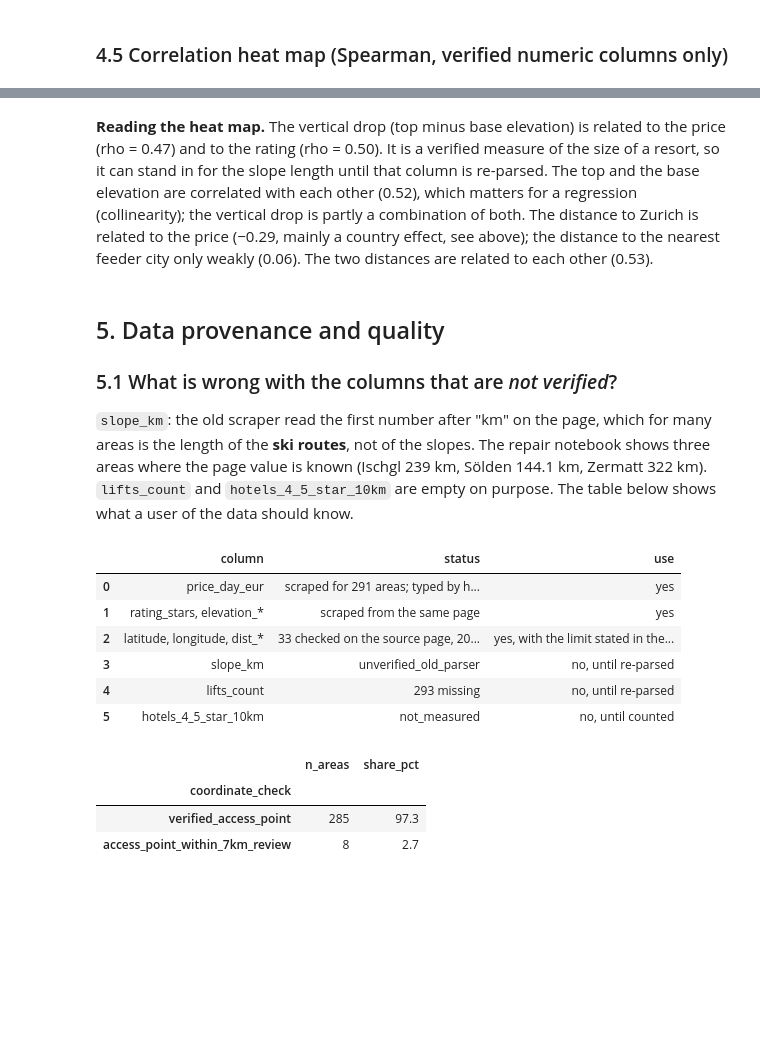
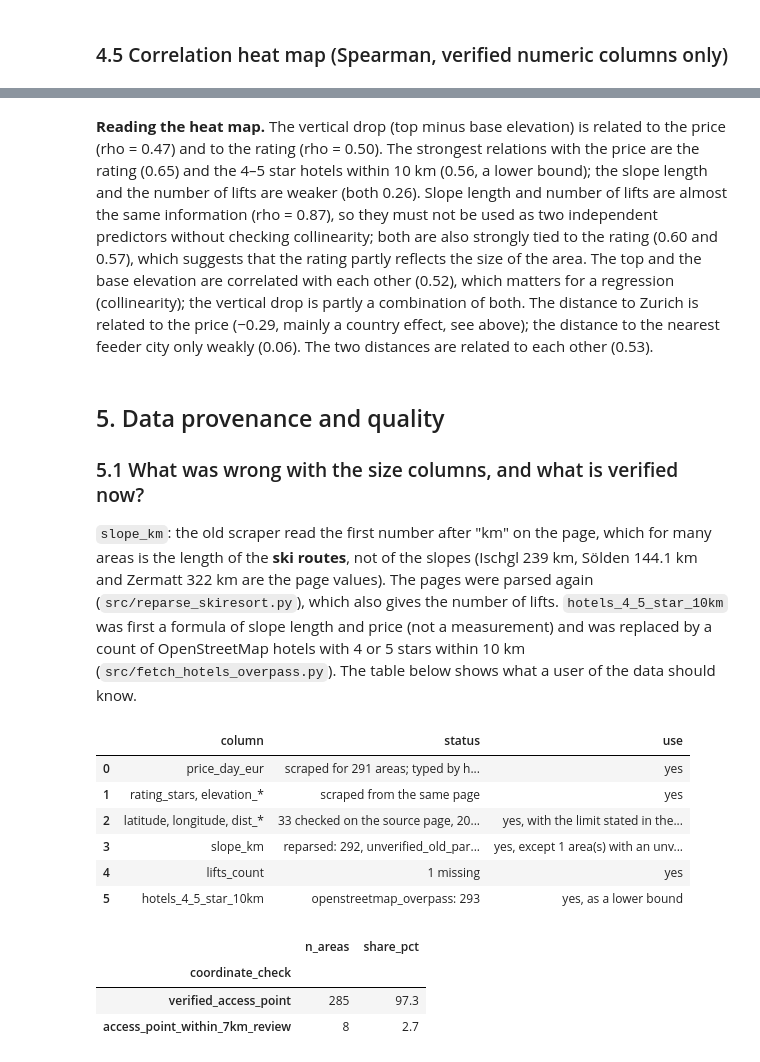
Before and after one commit to lucaricco12/sci-alpi, a Jupyter notebook: notebooks/06_price_eda.ipynb, the cells around one changed output, grey strips where cells are left out. Cells and saved outputs as stored; diff of their text form; code cells hidden in the pictures; blank space fills up the shorter version.

```diff
--- a/notebooks/06_price_eda.ipynb
+++ b/notebooks/06_price_eda.ipynb
@@ -278,29 +280,29 @@ plt.show()
 # %% [markdown]
-**Reading the heat map.** The vertical drop (top minus base elevation) is related to the price (rho = 0.47) and to the rating (rho = 0.50). It is a verified measure of the size of a resort, so it can stand in for the slope length until that column is re-parsed. The top and the base elevation are correlated with each other (0.52), which matters for a regression (collinearity); the vertical drop is partly a combination of both. The distance to Zurich is related to the price (−0.29, mainly a country effect, see above); the distance to the nearest feeder city only weakly (0.06). The two distances are related to each other (0.53).
+**Reading the heat map.** The vertical drop (top minus base elevation) is related to the price (rho = 0.47) and to the rating (rho = 0.50). The strongest relations with the price are the rating (0.65) and the 4–5 star hotels within 10 km (0.56, a lower bound); the slope length and the number of lifts are weaker (both 0.26). Slope length and number of lifts are almost the same information (rho = 0.87), so they must not be used as two independent predictors without checking collinearity; both are also strongly tied to the rating (0.60 and 0.57), which suggests that the rating partly reflects the size of the area. The top and the base elevation are correlated with each other (0.52), which matters for a regression (collinearity); the vertical drop is partly a combination of both. The distance to Zurich is related to the price (−0.29, mainly a country effect, see above); the distance to the nearest feeder city only weakly (0.06). The two distances are related to each other (0.53).
 # %% [markdown]
 ## 5. Data provenance and quality
 
-### 5.1 What is wrong with the columns that are *not verified*?
+### 5.1 What was wrong with the size columns, and what is verified now?
 
-`slope_km`: the old scraper read the first number after "km" on the page, which for many areas is the length of the **ski routes**, not of the slopes. The repair notebook shows three areas where the page value is known (Ischgl 239 km, Sölden 144.1 km, Zermatt 322 km). `lifts_count` and `hotels_4_5_star_10km` are empty on purpose. The table below shows what a user of the data should know.
+`slope_km`: the old scraper read the first number after "km" on the page, which for many areas is the length of the **ski routes**, not of the slopes (Ischgl 239 km, Sölden 144.1 km and Zermatt 322 km are the page values). The pages were parsed again (`src/reparse_skiresort.py`), which also gives the number of lifts. `hotels_4_5_star_10km` was first a formula of slope length and price (not a measurement) and was replaced by a count of OpenStreetMap hotels with 4 or 5 stars within 10 km (`src/fetch_hotels_overpass.py`). The table below shows what a user of the data should know.
 # %%
 quality = pd.DataFrame([
     {"column": "price_day_eur", "status": "scraped for 291 areas; typed by hand for 2 (price_source)", "use": "yes"},
     {"column": "rating_stars, elevation_*", "status": "scraped from the same page", "use": "yes"},
     {"column": "latitude, longitude, dist_*", "status": "33 checked on the source page, 20 corrected by hand, 226 name-based geocoding only (see coordinate_check)", "use": "yes, with the limit stated in the text"},
-    {"column": "slope_km", "status": df["slope_status"].iloc[0], "use": "no, until re-parsed" if (df["slope_status"] != "reparsed").any() else "yes"},
-    {"column": "lifts_count", "status": f"{int(df['lifts_count'].isna().sum())} missing", "use": "no, until re-parsed" if df["lifts_count"].isna().sum() > 20 else "yes"},
-    {"column": "hotels_4_5_star_10km", "status": df["hotels_status"].iloc[0], "use": "no, until counted" if (df["hotels_status"] != "openstreetmap_overpass").any() else "yes"},
+    {"column": "slope_km", "status": ", ".join(f"{k}: {v}" for k, v in df["slope_status"].value_counts().items()), "use": "yes, except " + str(int((df["slope_status"] != "reparsed").sum())) + " area(s) with an unverified value"},
+    {"column": "lifts_count", "status": f"{int(df['lifts_count'].isna().sum())} missing", "use": "yes" if df["lifts_count"].isna().sum() <= 20 else "no, too many missing"},
+    {"column": "hotels_4_5_star_10km", "status": ", ".join(f"{k}: {v}" for k, v in df["hotels_status"].value_counts().items()), "use": "yes, as a lower bound" if (df["hotels_status"] == "openstreetmap_overpass").all() else "no, not counted"},
 ])
 quality
 # %% [output]
 |  | column | status | use |
 | 0 | price_day_eur | scraped for 291 areas; typed by h... | yes |
 | 1 | rating_stars, elevation_* | scraped from the same page | yes |
 | 2 | latitude, longitude, dist_* | 33 checked on the source page, 20... | yes, with the limit stated in the... |
-| 3 | slope_km | unverified_old_parser | no, until re-parsed |
-| 4 | lifts_count | 293 missing | no, until re-parsed |
-| 5 | hotels_4_5_star_10km | not_measured | no, until counted |
+| 3 | slope_km | reparsed: 292, unverified_old_par... | yes, except 1 area(s) with an unv... |
+| 4 | lifts_count | 1 missing | yes |
+| 5 | hotels_4_5_star_10km | openstreetmap_overpass: 293 | yes, as a lower bound |
 # %%
 # Coordinates: how sure are we about the positions?
 pos = df["coordinate_check"].value_counts().rename("n_areas").to_frame()
```
Also changed, not shown: parts of 7 cells of this notebook, 21 other files.
